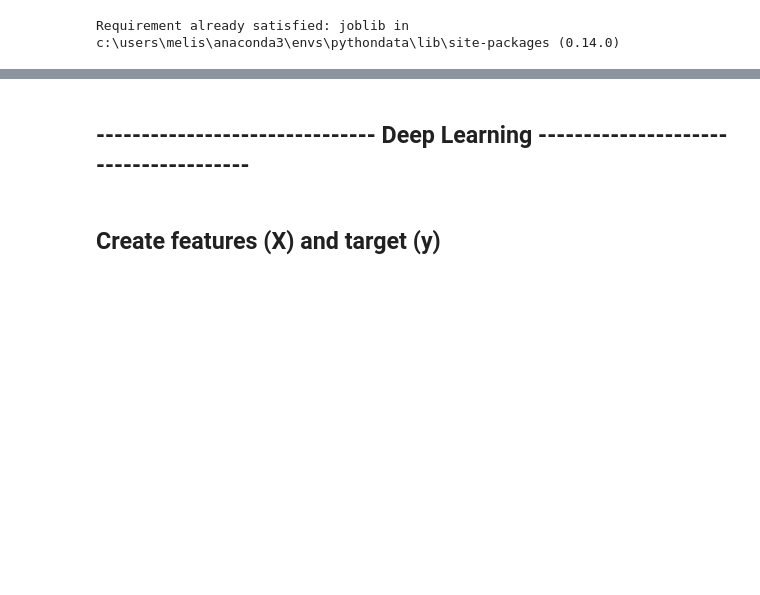
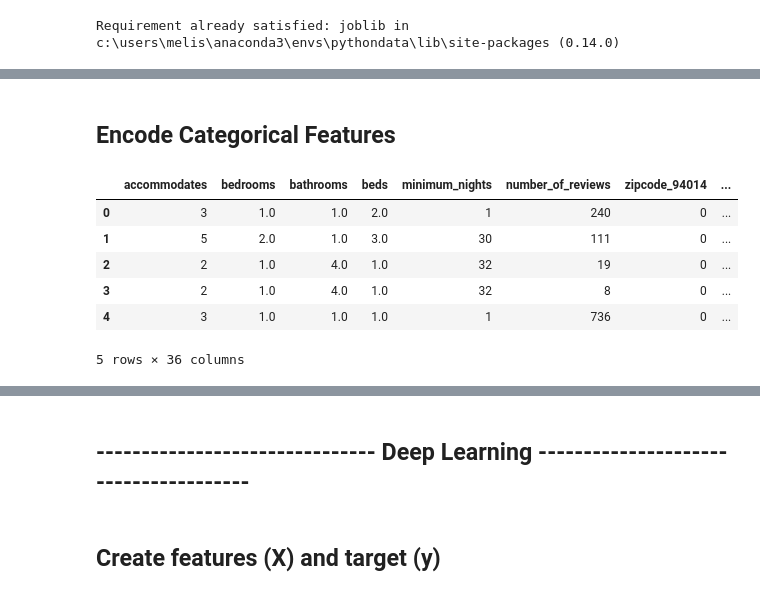
Before and after one commit to TrevorLovesMommy/airbnb-pricing-project, a Jupyter notebook: melissa_code.ipynb, the cells around one changed output, grey strips where cells are left out. Saved outputs shown, nothing was run; the diff lists cells and outputs as text; code cells hidden in the pictures; blank space fills up the shorter version.

```diff
--- a/melissa_code.ipynb
+++ b/melissa_code.ipynb
@@ -34,5 +39,5 @@ Requirement already satisfied: joblib in c:\users\melis\anaconda3\envs\pythondat
 # %%
-file = "data_cleaning/Output/cleaned_data_bin_50.csv"
+file = "data_cleaning/Output/cleaned_data.csv"
 df = pd.read_csv(file)
 df.head()
 # %% [output]
@@ -44,0 +52,5 @@ df.head()
+# %%
+#this is your X
+data = df.drop(["price", "price_bin"], axis=1)
+feature_names = data.columns
+data.head()
@@ -44,0 +76,18 @@ df.head()
+# %% [markdown]
+## Encode Categorical Features
+# %%
+data2 = data.copy()
+#convert zipcode to strings so you can encode as a category
+data2["zipcode"] = data2["zipcode"].apply(str)
+
+#encode entire data frame.  This will encode zipcode and room types
+data2=pd.get_dummies(data2)
+data2.head()
+# %% [output]
+|  | accommodates | bedrooms | bathrooms | beds | minimum_nights | number_of_reviews | zipcode_94014 | ... |
+| 0 | 3 | 1.0 | 1.0 | 2.0 | 1 | 240 | 0 | ... |
+| 1 | 5 | 2.0 | 1.0 | 3.0 | 30 | 111 | 0 | ... |
+| 2 | 2 | 1.0 | 4.0 | 1.0 | 32 | 19 | 0 | ... |
+| 3 | 2 | 1.0 | 4.0 | 1.0 | 32 | 8 | 0 | ... |
+| 4 | 3 | 1.0 | 1.0 | 1.0 | 1 | 736 | 0 | ... |
+5 rows × 36 columns
```
Also changed, not shown: parts of 18 cells of this notebook.
